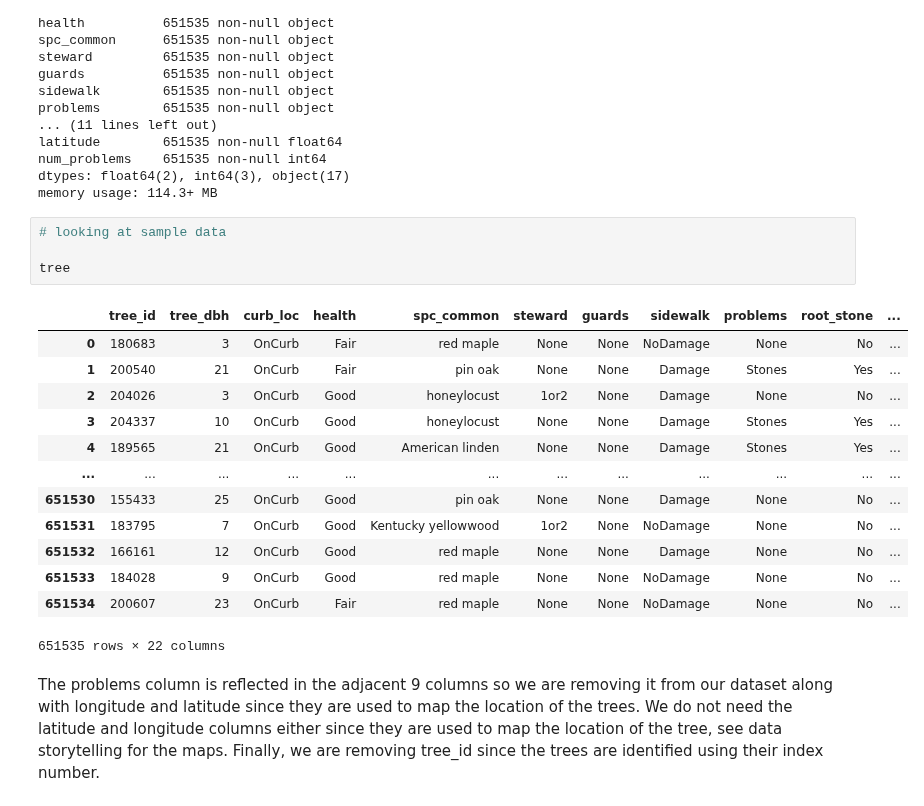
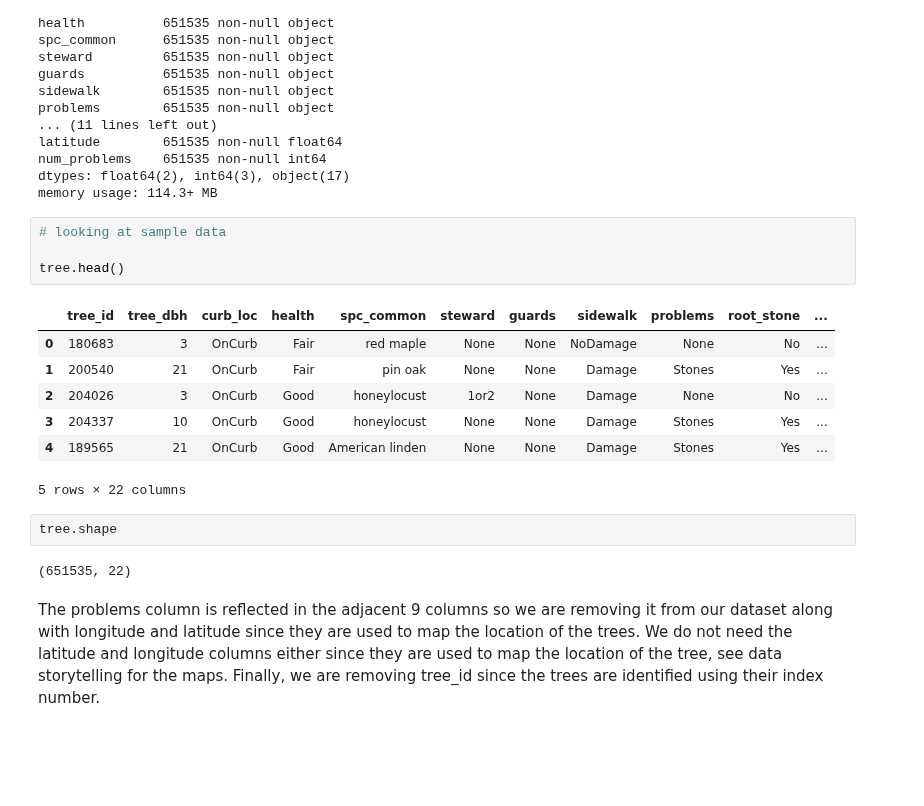
Before and after one commit to annasophiat/tree-health-census, a Jupyter notebook: tree_census_statistical_analysis.ipynb, the cells around one changed output. Saved outputs shown, nothing was run; the diff lists cells and outputs as text; blank space fills up the shorter version.

```diff
--- a/tree_census_statistical_analysis.ipynb
+++ b/tree_census_statistical_analysis.ipynb
@@ -48,21 +48,19 @@ memory usage: 114.3+ MB
 # %%
 # looking at sample data
 
-tree
+tree.head()
 # %% [output]
 |  | tree_id | tree_dbh | curb_loc | health | spc_common | steward | guards | sidewalk | problems | root_stone | ... |
 | 0 | 180683 | 3 | OnCurb | Fair | red maple | None | None | NoDamage | None | No | ... |
 | 1 | 200540 | 21 | OnCurb | Fair | pin oak | None | None | Damage | Stones | Yes | ... |
 | 2 | 204026 | 3 | OnCurb | Good | honeylocust | 1or2 | None | Damage | None | No | ... |
 | 3 | 204337 | 10 | OnCurb | Good | honeylocust | None | None | Damage | Stones | Yes | ... |
 | 4 | 189565 | 21 | OnCurb | Good | American linden | None | None | Damage | Stones | Yes | ... |
-| ... | ... | ... | ... | ... | ... | ... | ... | ... | ... | ... | ... |
-| 651530 | 155433 | 25 | OnCurb | Good | pin oak | None | None | Damage | None | No | ... |
-| 651531 | 183795 | 7 | OnCurb | Good | Kentucky yellowwood | 1or2 | None | NoDamage | None | No | ... |
-| 651532 | 166161 | 12 | OnCurb | Good | red maple | None | None | Damage | None | No | ... |
-| 651533 | 184028 | 9 | OnCurb | Good | red maple | None | None | NoDamage | None | No | ... |
-| 651534 | 200607 | 23 | OnCurb | Fair | red maple | None | None | NoDamage | None | No | ... |
-651535 rows × 22 columns
+5 rows × 22 columns
+# %%
+tree.shape
+# %% [output]
+(651535, 22)
 # %% [markdown]
 The problems column is reflected in the adjacent 9 columns so we are removing it from our dataset along with longitude and latitude since they are used to map the location of the trees. We do not need the latitude and longitude columns either since they are used to map the location of the tree, see data storytelling for the maps. Finally, we are removing tree_id since the trees are identified using their index number.
 # %%
```
Also changed, not shown: parts of 23 cells of this notebook.
